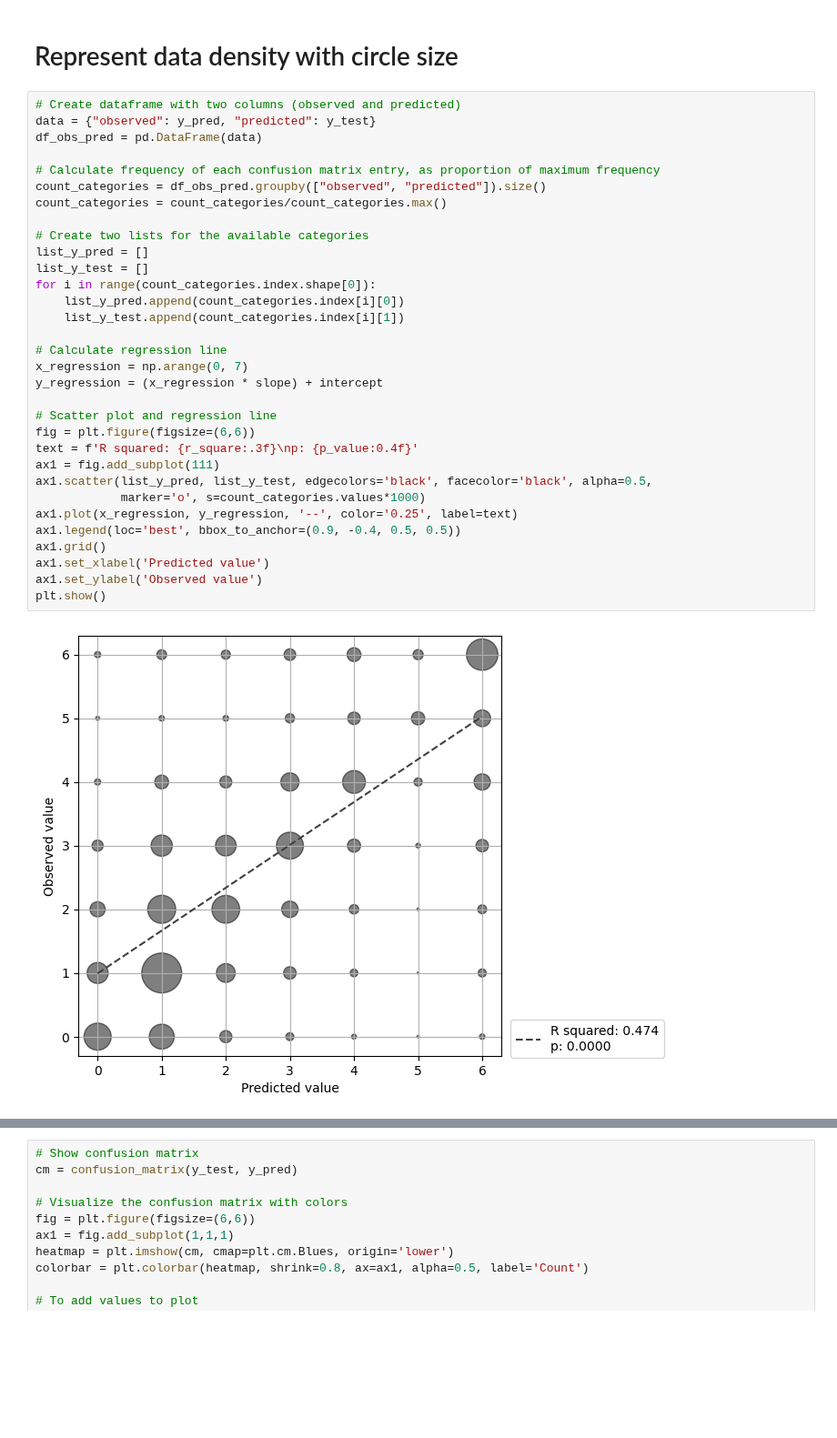
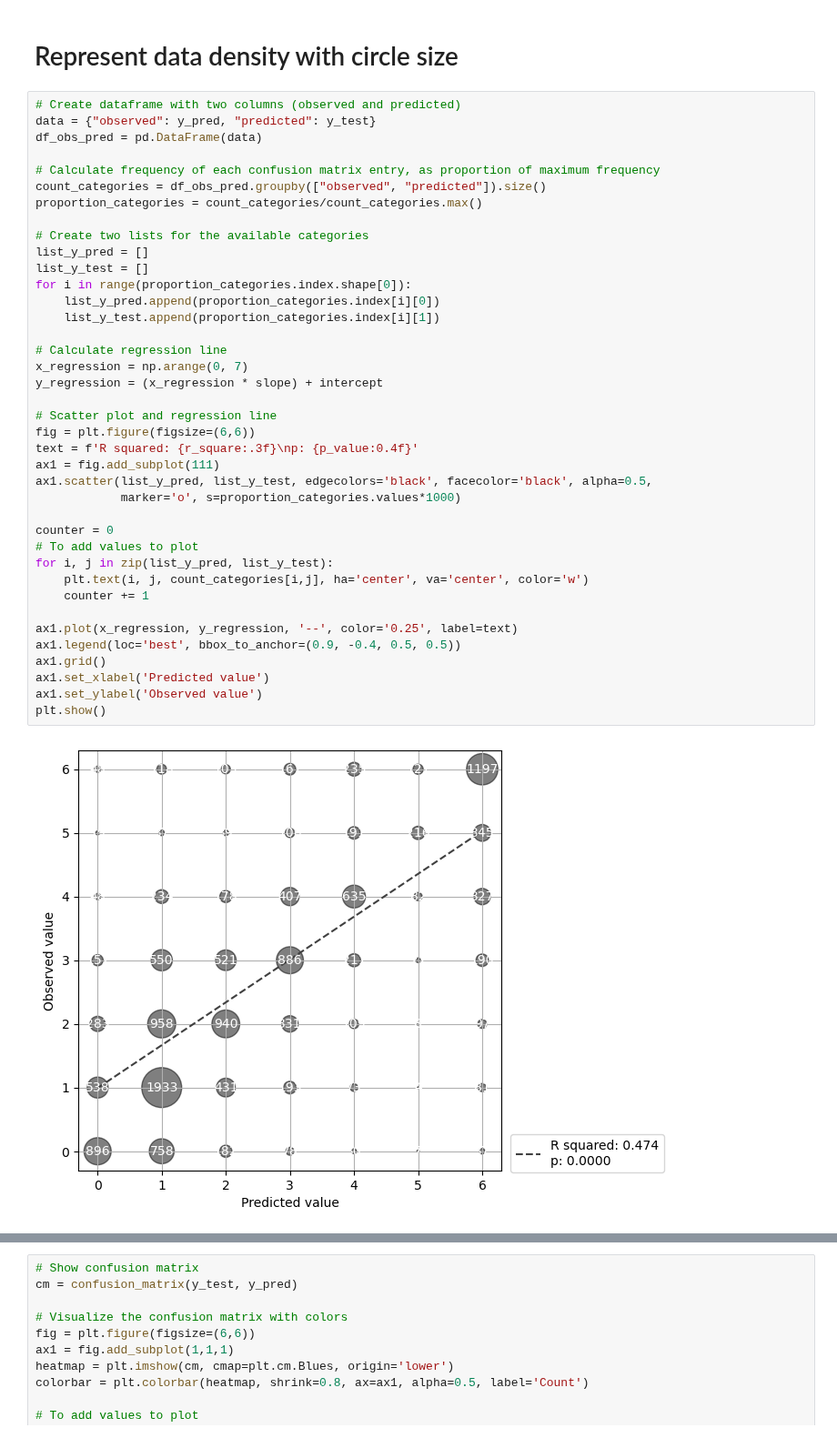
Before and after one commit to samuel-book/outcome_xgbb_shap, a Jupyter notebook: outcome_experimental/01_xgb_1fold_multiclass_accuracy.ipynb, the cells around one changed output, grey strips where cells are left out. Shown at 91% size. Saved outputs shown, nothing was run; the diff lists cells and outputs as text; blank space fills up the shorter version.

```diff
--- a/outcome_experimental/01_xgb_1fold_multiclass_accuracy.ipynb
+++ b/outcome_experimental/01_xgb_1fold_multiclass_accuracy.ipynb
@@ -308,34 +314,41 @@ plt.show()
 # %%
 # Create dataframe with two columns (observed and predicted)
 data = {"observed": y_pred, "predicted": y_test}
 df_obs_pred = pd.DataFrame(data)
 
 # Calculate frequency of each confusion matrix entry, as proportion of maximum frequency
 count_categories = df_obs_pred.groupby(["observed", "predicted"]).size()
-count_categories = count_categories/count_categories.max()
+proportion_categories = count_categories/count_categories.max()
 
 # Create two lists for the available categories
 list_y_pred = []
 list_y_test = []
-for i in range(count_categories.index.shape[0]):
-    list_y_pred.append(count_categories.index[i][0])
-    list_y_test.append(count_categories.index[i][1])
+for i in range(proportion_categories.index.shape[0]):
+    list_y_pred.append(proportion_categories.index[i][0])
+    list_y_test.append(proportion_categories.index[i][1])
 
 # Calculate regression line
 x_regression = np.arange(0, 7)
 y_regression = (x_regression * slope) + intercept
 
 # Scatter plot and regression line
 fig = plt.figure(figsize=(6,6))
 text = f'R squared: {r_square:.3f}\np: {p_value:0.4f}'
 ax1 = fig.add_subplot(111)
 ax1.scatter(list_y_pred, list_y_test, edgecolors='black', facecolor='black', alpha=0.5,
-            marker='o', s=count_categories.values*1000)
+            marker='o', s=proportion_categories.values*1000)
+
+counter = 0
+# To add values to plot
+for i, j in zip(list_y_pred, list_y_test):
+    plt.text(i, j, count_categories[i,j], ha='center', va='center', color='w')
+    counter += 1
+
 ax1.plot(x_regression, y_regression, '--', color='0.25', label=text)
 ax1.legend(loc='best', bbox_to_anchor=(0.9, -0.4, 0.5, 0.5))
 ax1.grid()
 ax1.set_xlabel('Predicted value')
 ax1.set_ylabel('Observed value')
 plt.show()
 # %% [output]
-[figure, old version]
+[figure, new version]
```
Also changed, not shown: parts of 8 cells of this notebook, 8 other files.
